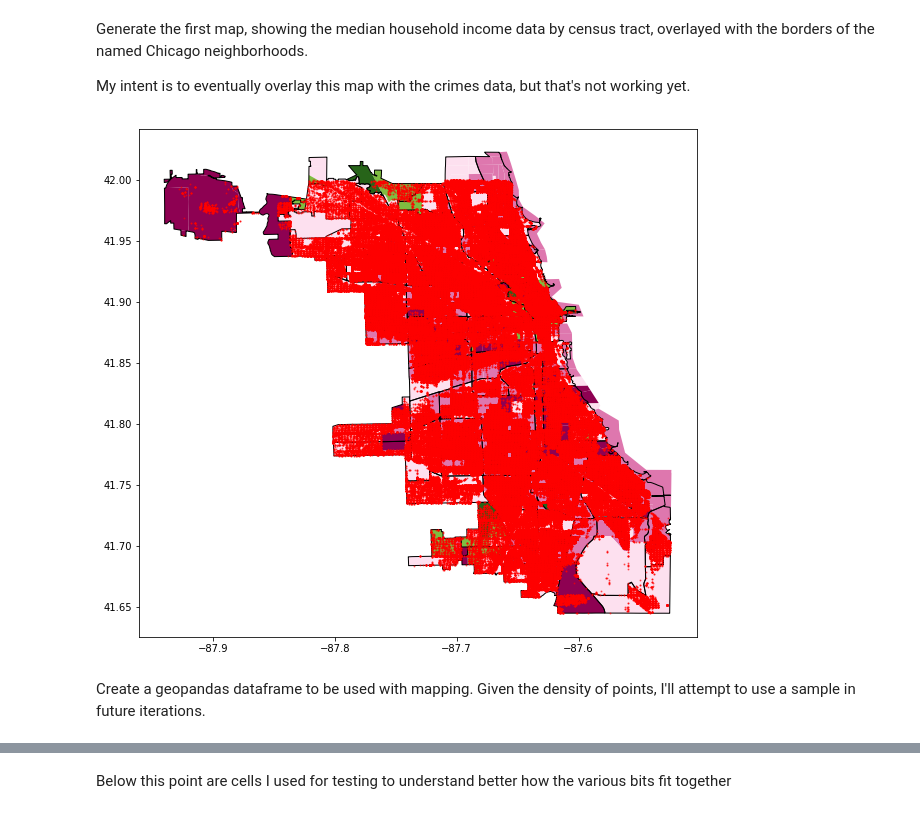
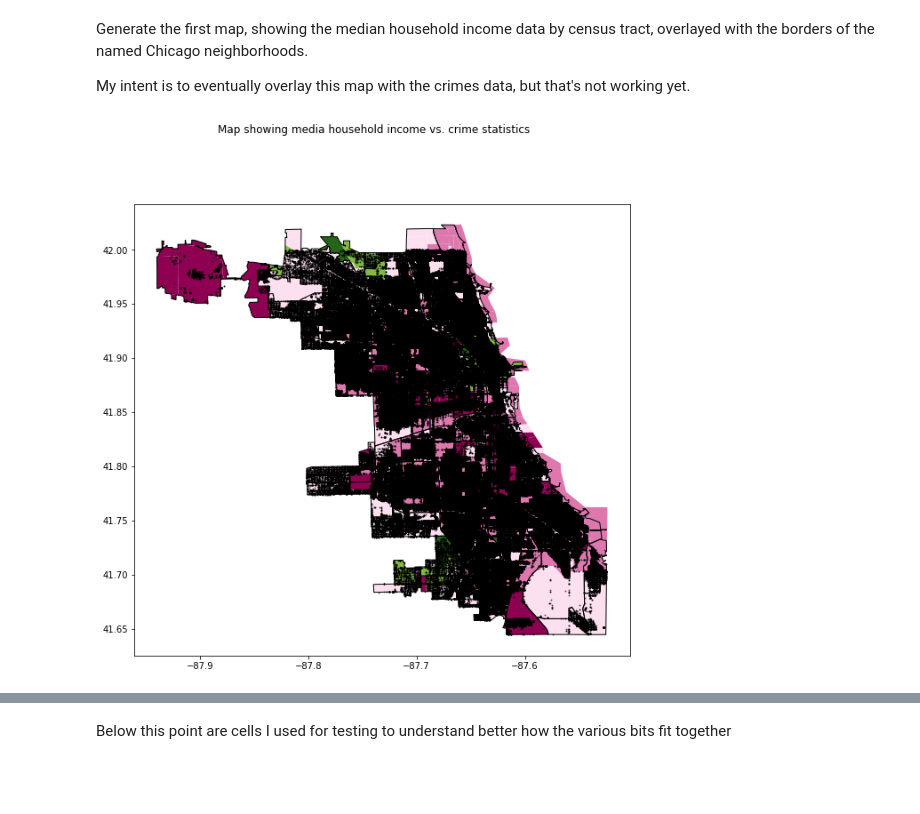
Before and after one commit to hubrigant/chicago_analysis, a Jupyter notebook: geospatial-test.ipynb, the cells around one changed output, grey strips where cells are left out. Saved outputs shown, nothing was run; the diff lists cells and outputs as text; code cells hidden in the pictures; blank space fills up the shorter version.

```diff
--- a/geospatial-test.ipynb
+++ b/geospatial-test.ipynb
@@ -182,13 +190,12 @@ Generate the first map, showing the median household income data by census tract
 My intent is to eventually overlay this map with the crimes data, but that's not working yet.
 # %%
 fig, ax = plt.subplots()
+fig.suptitle('Map showing media household income vs. crime statistics')
 ax.set_aspect('equal')
 fig.set_size_inches(10,10)
-with_incomes.plot(ax=ax, column="income_range",  cmap='PiYG') #, figsize=(8,8)
+with_incomes.plot(ax=ax, column="income_range",  cmap='PiYG')
 neighborhoods.plot(ax=ax, edgecolor='black', color='none')
 crimes.plot(ax=ax, color='black', marker='o', markersize=1, alpha=.5)
 plt.show()
 # %% [output]
-[figure, old version]
+[figure, new version]
-# %% [markdown]
-Create a geopandas dataframe to be used with mapping. Given the density of points, I'll attempt to use a sample in future iterations.
```
Also changed, not shown: parts of 10 cells of this notebook.
